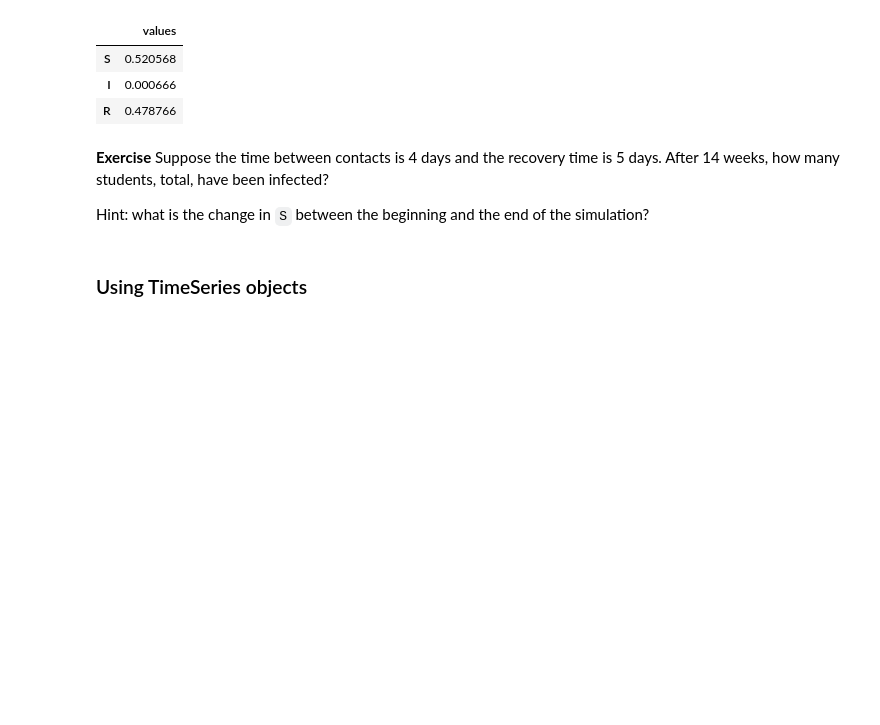
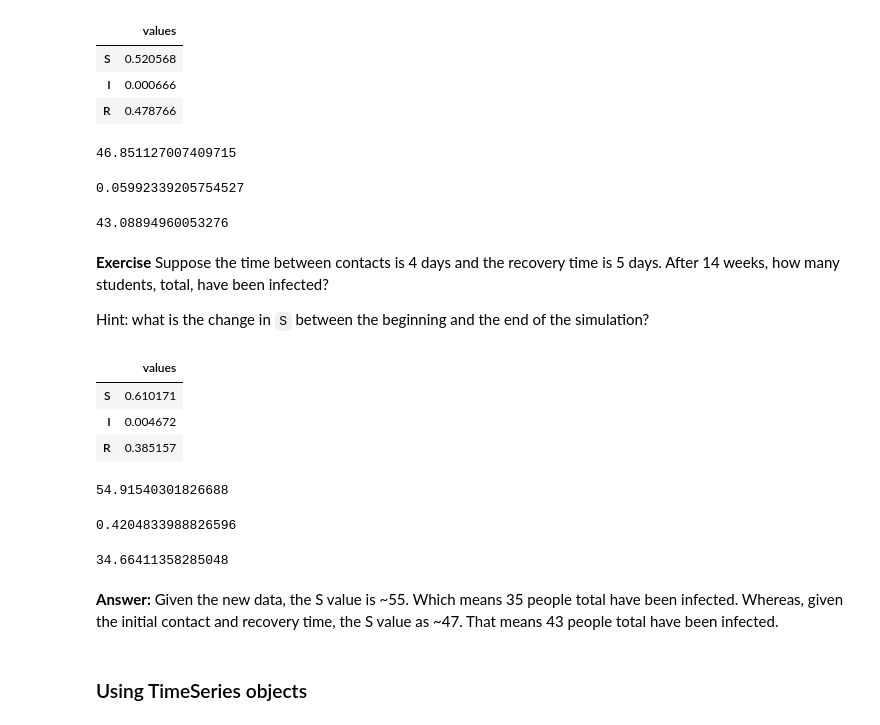
Before and after one commit to ptanofsky/ModSimPy, a Jupyter notebook: notebooks/chap11.ipynb, the cells around one changed output. Drawn from its saved outputs; the diff is of its cells as text; code cells hidden in the pictures; blank space fills up the shorter version.

```diff
--- a/notebooks/chap11.ipynb
+++ b/notebooks/chap11.ipynb
@@ -131,6 +131,18 @@ run_simulation(system, update_func)
 | S | 0.520568 |
 | I | 0.000666 |
 | R | 0.478766 |
+# %%
+result.S * 90
+# %% [output]
+46.851127007409715
+# %%
+result.I * 90
+# %% [output]
+0.05992339205754527
+# %%
+result.R * 90
+# %% [output]
+43.08894960053276
 # %% [markdown]
 **Exercise**  Suppose the time between contacts is 4 days and the recovery time is 5 days.  After 14 weeks, how many students, total, have been infected?
 
@@ -140,3 +150,35 @@ Hint: what is the change in `S` between the beginning and the end of the simulat
+# %%
+# Solution goes here
+tc = 4      # time between contacts in days
+tr = 5      # recovery time in days
+
+beta = 1 / tc      # contact rate in per day
+gamma = 1 / tr     # recovery rate in per day
+
+system = make_system(beta, gamma)
+
+result = run_simulation(system, update_func)
+
+# Need a clean way to multiply each of the SIR values by the initial total which was 90
+# %% [output]
+|  | values |
+| S | 0.610171 |
+| I | 0.004672 |
+| R | 0.385157 |
+# %%
+result.S * 90
+# %% [output]
+54.91540301826688
+# %%
+result.I * 90
+# %% [output]
+0.4204833988826596
+# %%
+result.R * 90
+# %% [output]
+34.66411358285048
+# %% [markdown]
+**Answer:** Given the new data, the S value is ~55. Which means 35 people total have been infected. Whereas, given the initial contact and recovery time, the S value as ~47. That means 43 people total have been infected.
 # %% [markdown]
 ### Using TimeSeries objects
 # %% [markdown]
```
Also changed, not shown: parts of 5 cells of this notebook, 3 other files.
